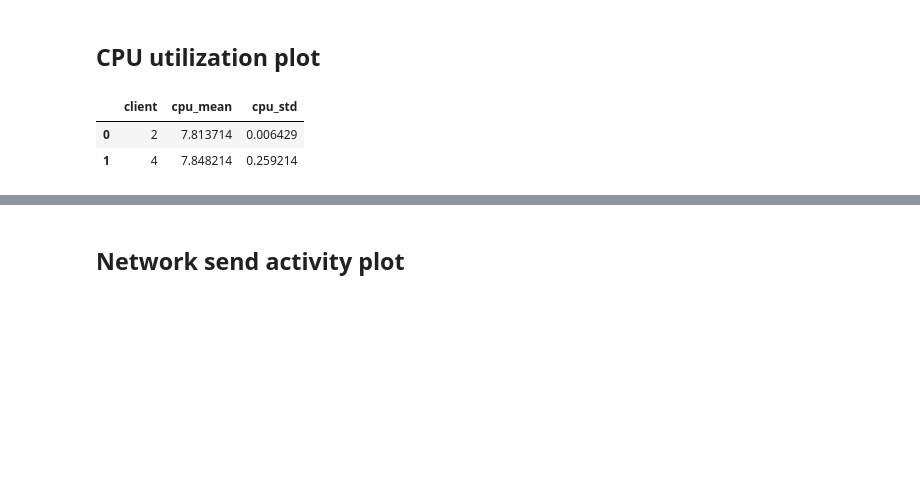
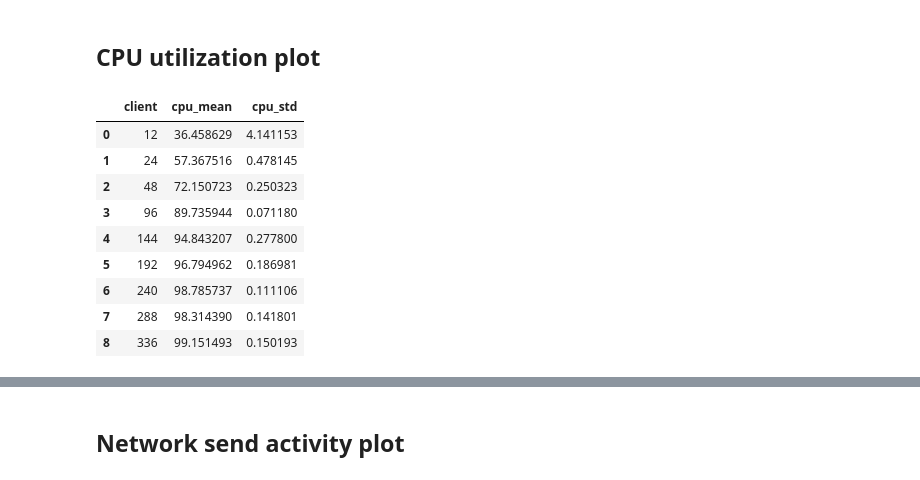
Before and after one commit to florianmorath/ASL_project, a Jupyter notebook: scripts/1_BaselineWithoutMW/plot_dstat-logs_one_server.ipynb, the cells around one changed output, grey strips where cells are left out. Drawn from its saved outputs; the diff is of its cells as text; code cells hidden in the pictures; blank space fills up the shorter version.

```diff
--- a/scripts/1_BaselineWithoutMW/plot_dstat-logs_one_server.ipynb
+++ b/scripts/1_BaselineWithoutMW/plot_dstat-logs_one_server.ipynb
@@ -11,7 +11,7 @@ import pandas as pd
 # %% [markdown]
 ## Adjust date of processed csv files
 # %%
-date = '2018-10-21_11h46'
+date = '2018-10-21_20h12'
 base_path = '/Users/florianmorath/Desktop/ASL_project/scripts/1_BaselineWithoutMW/processed_data/one_server/' + date + '/'
 # %%
 def y_fmt(tick_val, pos):
@@ -27,12 +27,19 @@ def y_fmt(tick_val, pos):
 ## CPU utilization plot
 # %%
 # read data into pandas dataframe
-file_name = 'dstat_client_cpu_ratio_0:1.csv'
+file_name = 'dstat_server_cpu_ratio_1:0.csv'
 df_c = pd.read_csv(base_path + file_name)
 df_c
 # %% [output]
 |  | client | cpu_mean | cpu_std |
-| 0 | 2 | 7.813714 | 0.006429 |
-| 1 | 4 | 7.848214 | 0.259214 |
+| 0 | 12 | 36.458629 | 4.141153 |
+| 1 | 24 | 57.367516 | 0.478145 |
+| 2 | 48 | 72.150723 | 0.250323 |
+| 3 | 96 | 89.735944 | 0.071180 |
+| 4 | 144 | 94.843207 | 0.277800 |
+| 5 | 192 | 96.794962 | 0.186981 |
+| 6 | 240 | 98.785737 | 0.111106 |
+| 7 | 288 | 98.314390 | 0.141801 |
+| 8 | 336 | 99.151493 | 0.150193 |
 # %%
 f = plt.figure()
```
Also changed, not shown: parts of 3 cells of this notebook, 15 other files.
